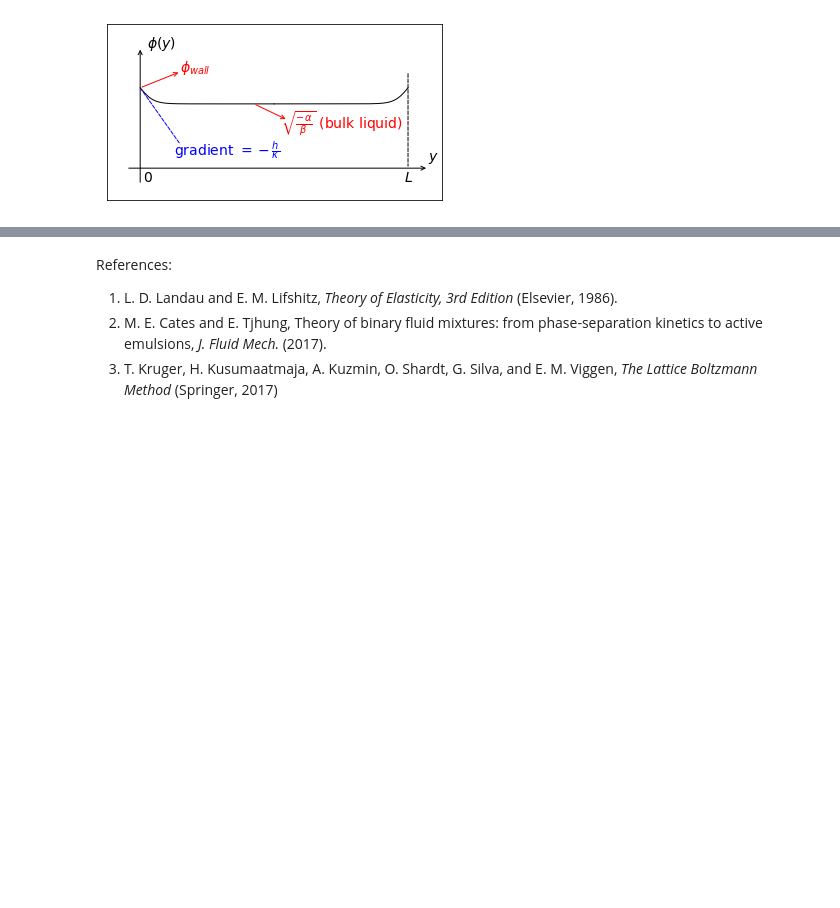
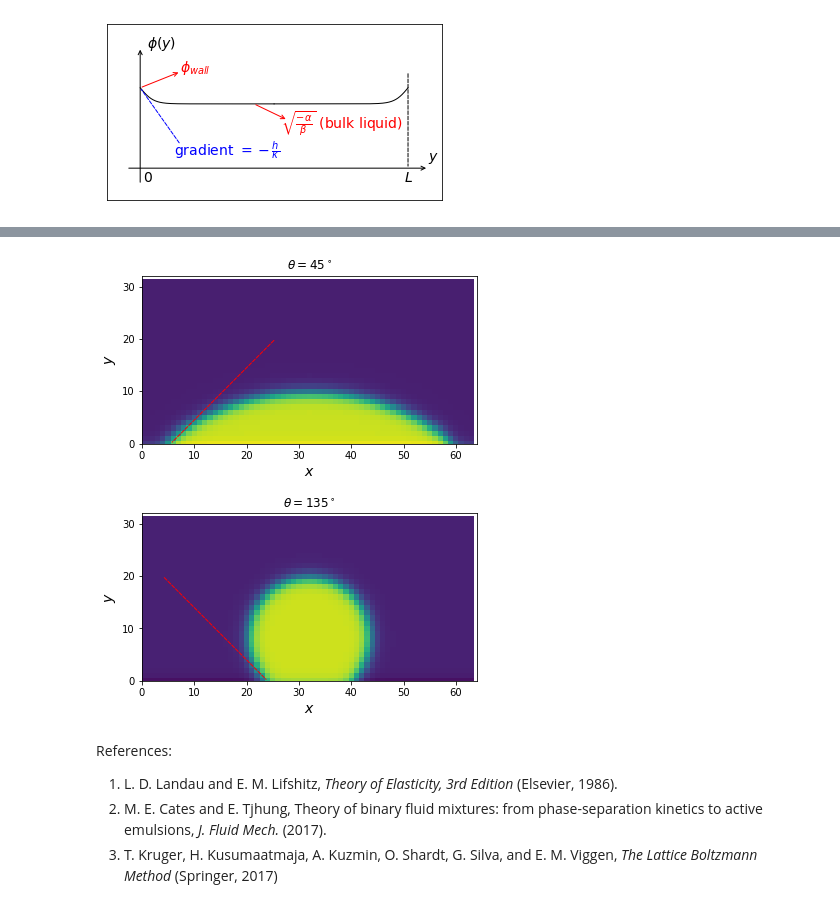
Before and after one commit to elsentjhung/cahn-hilliard-droplet, a Jupyter notebook: droplet.ipynb, the cells around one changed output, grey strips where cells are left out. Drawn from its saved outputs; the diff is of its cells as text; code cells hidden in the pictures; blank space fills up the shorter version.

```diff
--- a/droplet.ipynb
+++ b/droplet.ipynb
@@ -894,0 +1016,4 @@ Finally, applying the Young's equation, we get:
+# %%
+# hydrophilic case theta = 45 degrees
+hydrophilic = Wetting(np.pi/4.0)
+hydrophilic.run()
@@ -894,0 +1031,4 @@ Finally, applying the Young's equation, we get:
+# %%
+# hydrophobic case theta = 135 degrees
+hydrophobic = Wetting(3.0*np.pi/4.0)
+hydrophobic.run()
@@ -895,3 +1046,35 @@ Finally, applying the Young's equation, we get:
+# %%
+# initialize figure and movie objects
+fig, ax = plt.subplots(2, 1, figsize=(6,8))
+
+for n in range(0, 2, 1):
+    # set label
+    ax[n].set_xlabel("$x$", fontsize=14)
+    ax[n].set_ylabel("$y$", fontsize=14)
+
+    # set x range and y range
+    ax[n].set_xlim(0, hydrophilic.Nx*hydrophilic.dx)
+    ax[n].set_ylim(0, hydrophilic.Ny*hydrophilic.dy)
+
+    # set tick interval
+    ax[n].tick_params(axis="both")
+    ax[n].set_xticks(np.arange(0, hydrophilic.Nx, 10)*hydrophilic.dx)
+    ax[n].set_yticks(np.arange(0, hydrophilic.Ny, 10)*hydrophilic.dy)
+
+    # set aspect ratio
+    ax[n].set_aspect('equal')
+
+# create colormap of phi
+ax[0].set_title('$\\theta=45^\circ$')
+colormap = ax[0].pcolormesh(hydrophilic.x, hydrophilic.y, hydrophilic.phi, shading='auto', vmin=-1.2, vmax=1.2)
+ax[0].annotate('', xy=(5.5,0), xytext=(5.5+20,0+20), arrowprops=dict(edgecolor='red', arrowstyle='-', linestyle='--', linewidth=1))
+ax[1].set_title('$\\theta=135^\circ$')
+colormap = ax[1].pcolormesh(hydrophilic.x, hydrophilic.y, hydrophobic.phi, shading='auto', vmin=-1.2, vmax=1.2)
+ax[1].annotate('', xy=(24,0), xytext=(24-20,0+20), arrowprops=dict(edgecolor='red', arrowstyle='-', linestyle='--', linewidth=1))
+
+plt.show()
+# %% [output]
+[figure, added]
 # %% [markdown]
 References:
 1. L. D. Landau and E. M. Lifshitz, _Theory of Elasticity, 3rd Edition_ (Elsevier, 1986).
```
Also changed, not shown: parts of 6 cells of this notebook, 1 other file.
